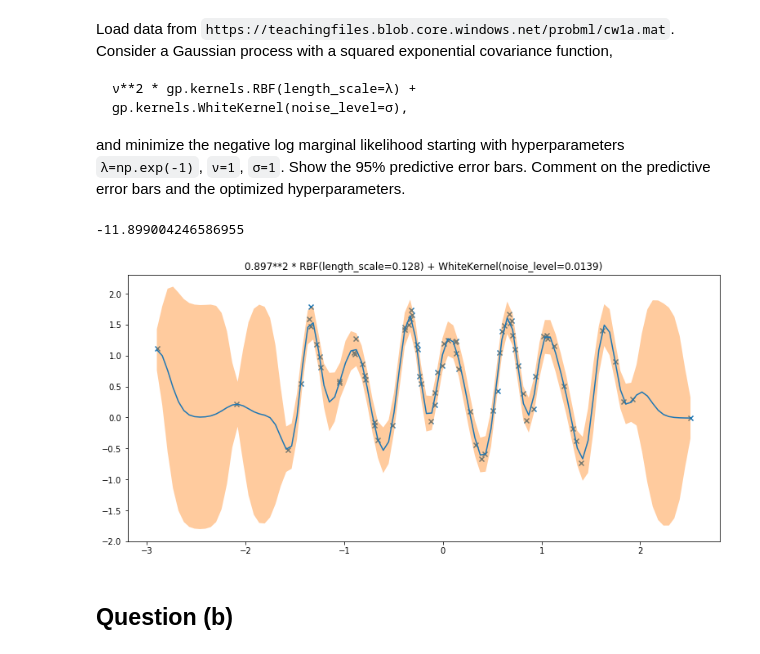
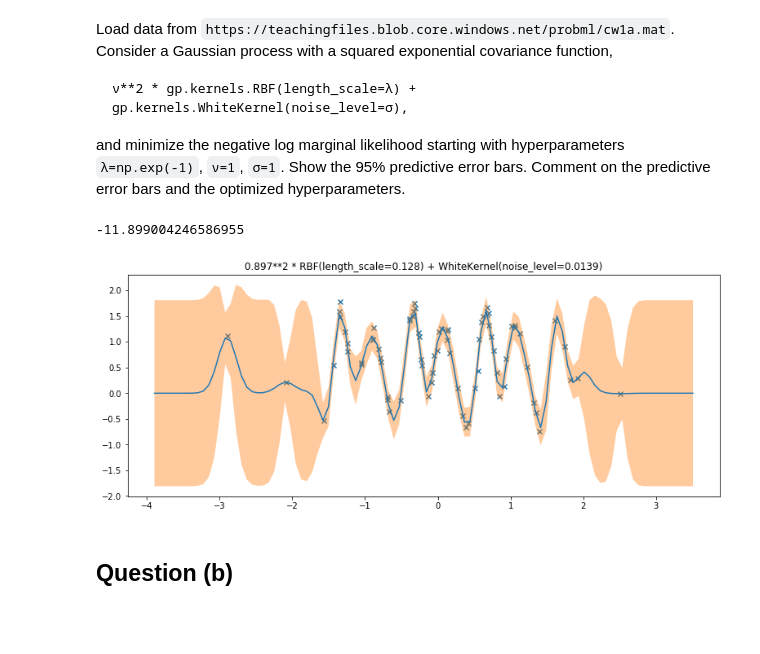
Before and after one commit to JCobbles/pml-courseworks, a Jupyter notebook: coursework1.ipynb, the cells around one changed output. Cells and saved outputs as stored; diff of their text form; code cells hidden in the pictures; blank space fills up the shorter version.

```diff
--- a/coursework1.ipynb
+++ b/coursework1.ipynb
@@ -59,27 +59,27 @@ def gen_kernel(ν, σ, λ):
     return ν**2 * gp.kernels.RBF(length_scale=λ) + gp.kernels.WhiteKernel(noise_level=σ)
 # %%
 # To import a .mat file from a URL:
-plt.figure(figsize=(13, 6))
+plt.figure(figsize=(13, 5))
 r = requests.get('http://mlg.eng.cam.ac.uk/teaching/4f13/1920/cw/cw1a.mat')
 with io.BytesIO(r.content) as f:
     data = scipy.io.loadmat(f)
     x,y = data['x'], data['y']
     kernel = gen_kernel(1,  1, np.exp(-1))
     gpr = gp.GaussianProcessRegressor(kernel=kernel).fit(x, y)
     print(gpr.log_marginal_likelihood())
 
 
-    x_pred = np.linspace(min(x), max(x), 100)
+    x_pred = np.linspace(min(x)-1, max(x)+1, 100)
     y_pred, y_cov = gpr.predict(x_pred.reshape(100,1), return_cov=True)
     y_pred = y_pred.reshape(100,)
     y_var = np.sqrt(np.diag(y_cov))
     plt.plot(x_pred, y_pred)
     plt.title(gpr.kernel_)
     plt.scatter(x, y, marker='x')
     plt.fill_between(x_pred.squeeze(), y_pred+2*y_var, y_pred-2*y_var, alpha=0.4)
 # %% [output]
 -11.899004246586955
-[figure, old version]
+[figure, new version]
 # %% [markdown]
 ## Question (b)
 # %% [markdown]
```
Also changed, not shown: parts of 4 cells of this notebook.
